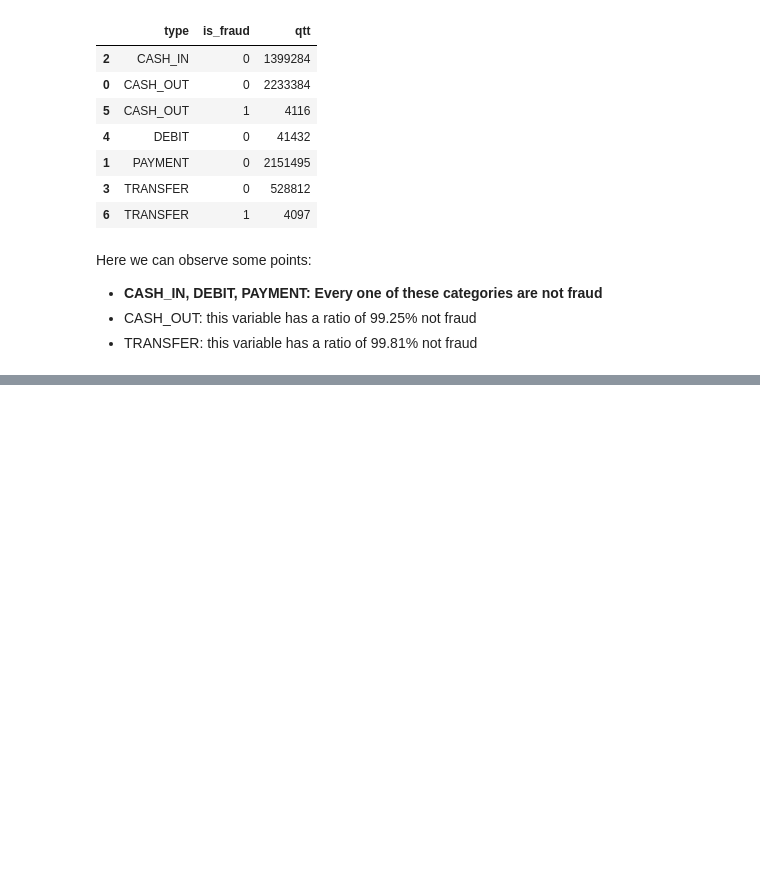
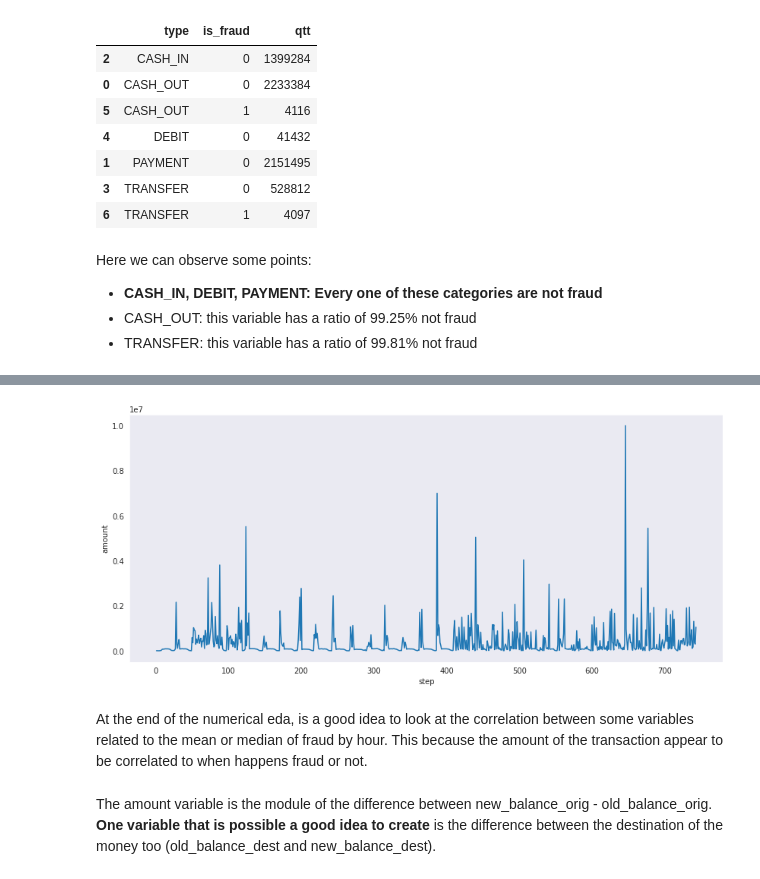
Before and after one commit to LucianoBatista/fraud-detection-classifier, a Jupyter notebook: analysis/initial-eda.ipynb, the cells around one changed output, grey strips where cells are left out. Cells and saved outputs as stored; diff of their text form; code cells hidden in the pictures; blank space fills up the shorter version.

```diff
--- a/analysis/initial-eda.ipynb
+++ b/analysis/initial-eda.ipynb
@@ -122,0 +266,15 @@ Here we can observe some points:
+# %%
+median_amount_by_step = fraud_numerical_df.groupby(["step"])["amount"].median().reset_index()
+
+# plot
+fig_dims = (14, 6)
+fig, ax = plt.subplots(figsize=fig_dims)
+
+_ = sns.lineplot(x="step", y="amount", data=median_amount_by_step, ax=ax)
+plt.show()
+# %% [output]
+[figure, added]
+# %% [markdown]
+At the end of the numerical eda, is a good idea to look at the correlation between some variables related to the mean or median of fraud by hour. This because the amount of the transaction appear to be correlated to when happens fraud or not.
+# %% [markdown]
+The amount variable is the module of the difference between new_balance_orig - old_balance_orig. **One variable that is possible a good idea to create** is the difference between the destination of the money too (old_balance_dest and new_balance_dest).
```
Also changed, not shown: parts of 33 cells of this notebook, 1 other file.
